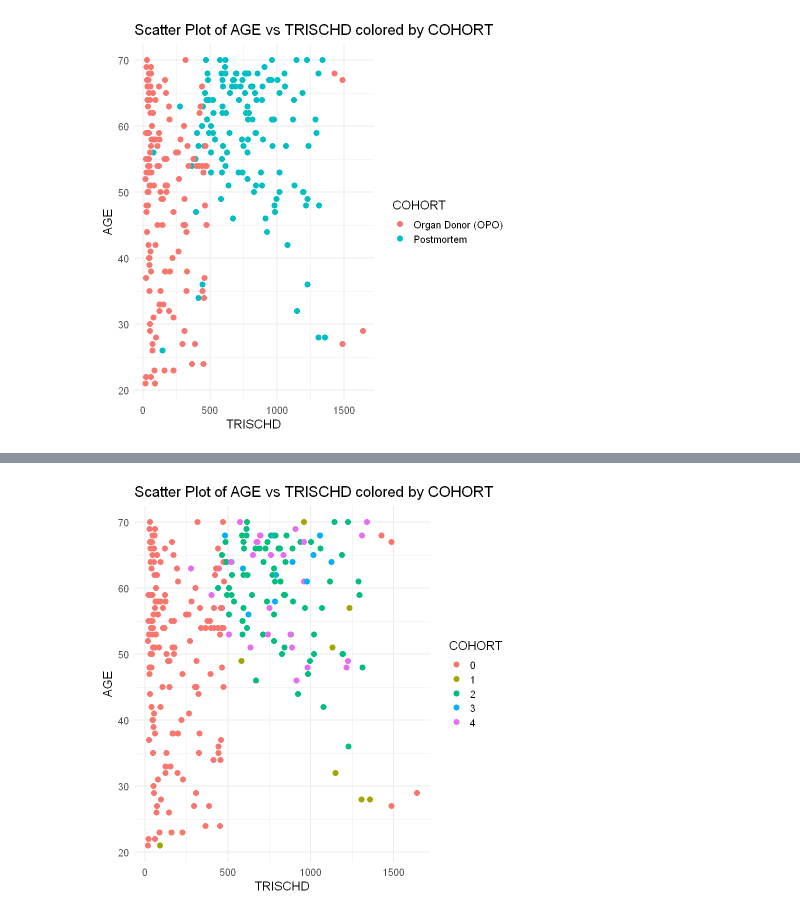
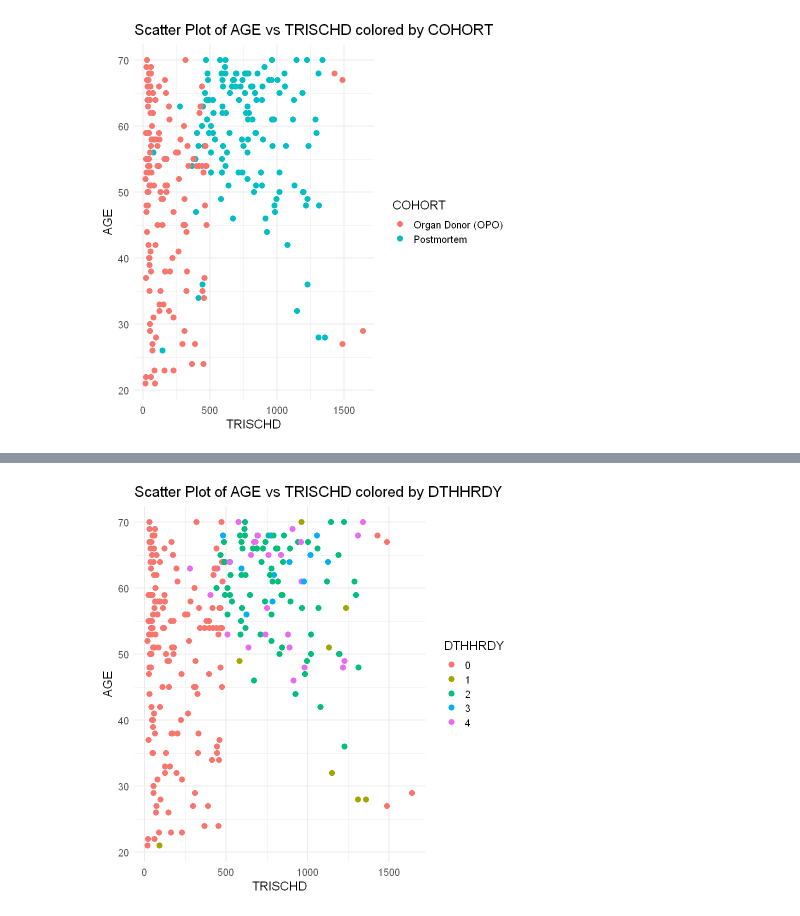
Before and after one commit to Abellanger123/GenomicProject, a Jupyter notebook: Genomic_Project.ipynb, the cells around one changed output, grey strips where cells are left out. Saved outputs shown, nothing was run; the diff lists cells and outputs as text; code cells hidden in the pictures.

```diff
--- a/Genomic_Project.ipynb
+++ b/Genomic_Project.ipynb
@@ -691,11 +575,11 @@ ggplot(clinical_data, aes(x = TRISCHD, y = AGE, color = SEX)) +
 # %%
 # Create the plot
 ggplot(clinical_data, aes(x = TRISCHD, y = AGE, color = DTHHRDY)) +
   geom_point(size = 3) +
-  labs(title = "Scatter Plot of AGE vs TRISCHD colored by COHORT",
+  labs(title = "Scatter Plot of AGE vs TRISCHD colored by DTHHRDY",
        x = "TRISCHD",
        y = "AGE",
-       color = "COHORT") +
+       color = "DTHHRDY") +
   theme_minimal(15)
 # %% [output]
-[figure, old version]
+[figure, new version]
```
Also changed, not shown: parts of 68 cells of this notebook.
